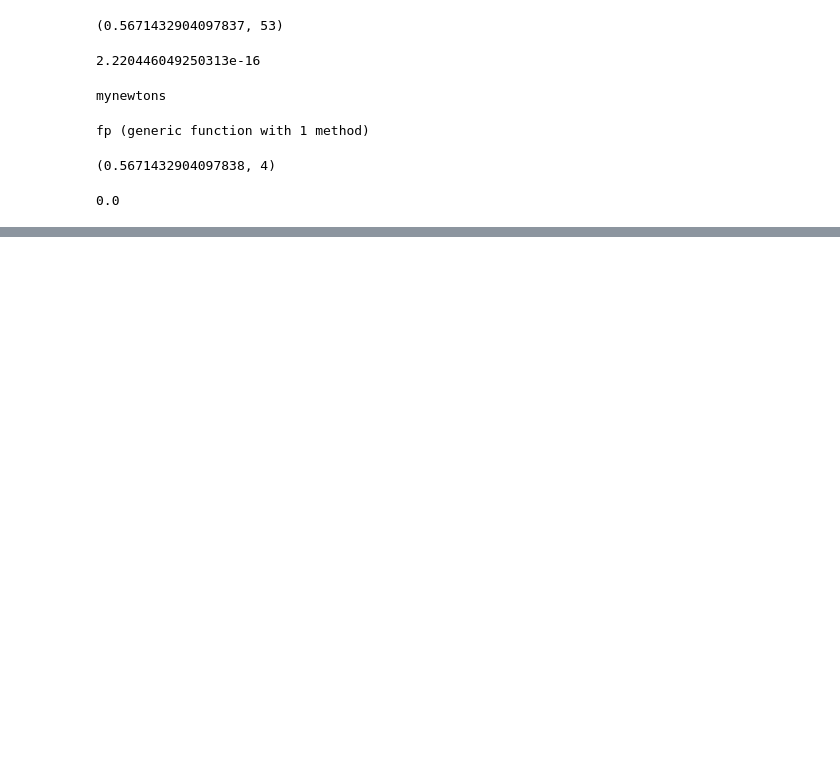
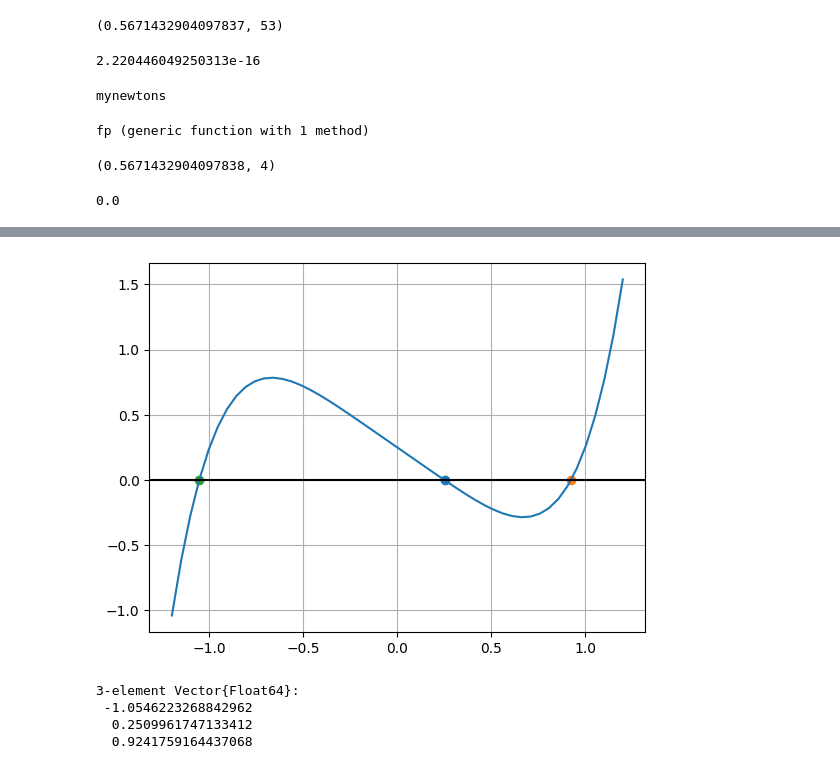
Before and after one commit to PHYS-2200-Computational-Physics-Course/phys2200-lectures-mis16121, a Jupyter notebook: lecture_23/Untitled.ipynb, the cells around one changed output, grey strips where cells are left out. Cells and saved outputs as stored; diff of their text form; code cells hidden in the pictures; blank space fills up the shorter version.

```diff
--- a/lecture_23/Untitled.ipynb
+++ b/lecture_23/Untitled.ipynb
@@ -115,0 +235,22 @@ f(zn)
+# %%
+
+w2 = find_zero(f2,  0.6, verbose=false)
+w3 = find_zero(f2,  1.0, verbose=false)
+
+scatter(w2, f2(w2), marker="o")
+scatter(w3, f2(w3), marker="o")
+
+scatter(w, f2(w), marker="o")
+plot(s, f2.(s))
+axhline(color="black")
+grid(true)
+# %% [output]
+[figure, added]
+# %%
+
+wv = find_zeros(f2, -1.2, 1.2)
+# %% [output]
+3-element Vector{Float64}:
+ -1.0546223268842962
+  0.2509961747133412
+  0.9241759164437068
```
Also changed, not shown: parts of 19 cells of this notebook, 2 other files.
